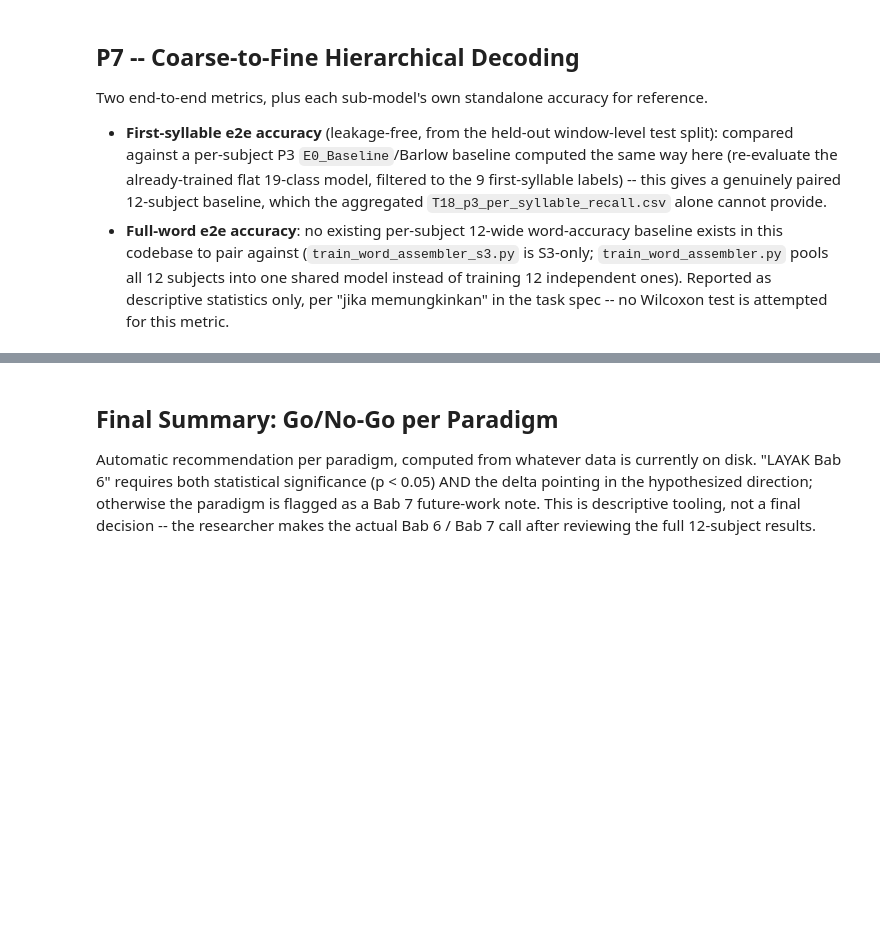
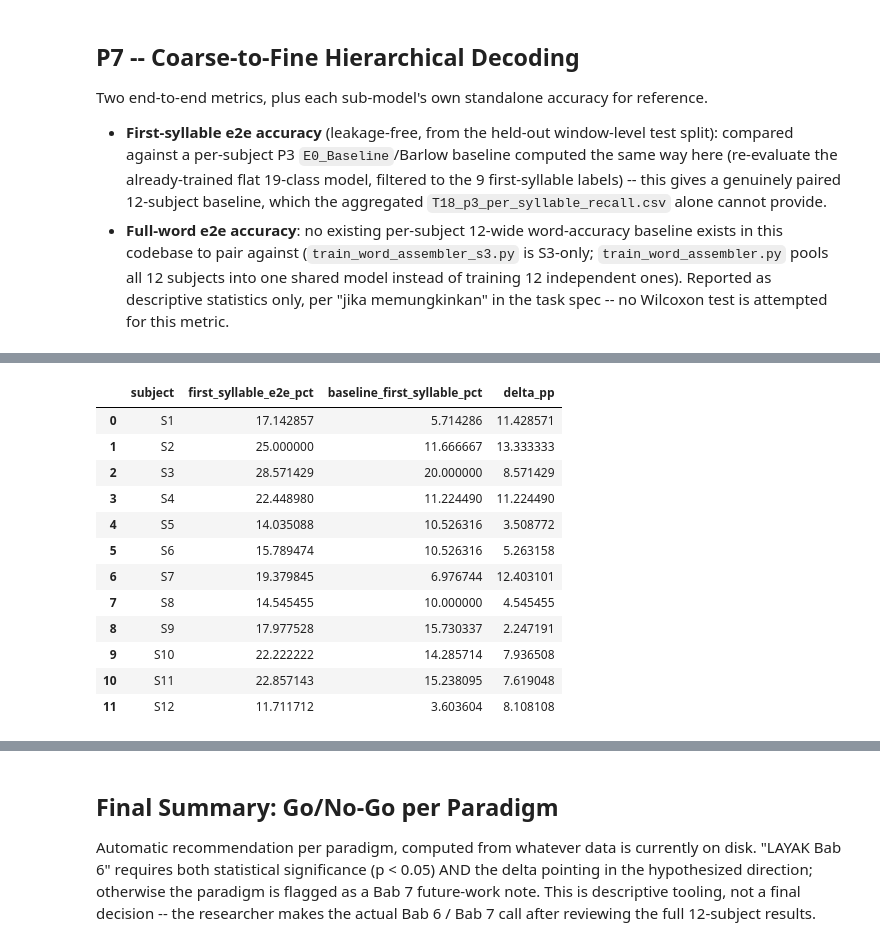
Before and after one commit to rynandasonduty/bci-neurandiar, a Jupyter notebook: notebooks/P4_P7_Analysis.ipynb, the cells around one changed output, grey strips where cells are left out. Drawn from its saved outputs; the diff is of its cells as text; code cells hidden in the pictures; blank space fills up the shorter version.

```diff
--- a/notebooks/P4_P7_Analysis.ipynb
+++ b/notebooks/P4_P7_Analysis.ipynb
@@ -258,34 +319,54 @@ p7_df
 # %%
 FIRST_SYLLABLE_LABELS = {0, 2, 4, 6, 8, 10, 12, 14, 16}  # MA,MI,BE,PI,MAN,BO,LE,SA,TI
 
 
 def load_p3_first_syllable_baseline_accuracy(subject_id):
     """Read-only re-evaluation of P3's flat E0/Barlow model, filtered to the 9
     first-syllable labels -- directly comparable to P7's first_syllable_e2e metric
     (both are plain accuracy on first-syllable-labelled test windows)."""
     d = weights_dir('P3_SVM', 'E0_Baseline')
     model_path = os.path.join(d, f'SVM_barlow_E0_Baseline_{subject_id}.pkl')
     xtest_path = os.path.join(d, f'Xtest_SVM_barlow_E0_Baseline_{subject_id}.npy')
     ytest_path = os.path.join(d, f'ytest_SVM_barlow_E0_Baseline_{subject_id}.npy')
     if not all(os.path.exists(p) for p in (model_path, xtest_path, ytest_path)):
         return None
     model = ClassicalClassifier(model_type='svm', C=10)
     model.load_model(model_path)
     Xtest, ytest = np.load(xtest_path), np.load(ytest_path)
     mask = np.isin(ytest, list(FIRST_SYLLABLE_LABELS))
     if mask.sum() == 0:
         return None
     y_pred = model.pipeline.predict(Xtest[mask])
     return float((y_pred == ytest[mask]).mean())
 
 
-p7_df['baseline_first_syllable_pct'] = [
-    (load_p3_first_syllable_baseline_accuracy(s) or np.nan) * 100 if load_p3_first_syllable_baseline_accuracy(s) is not None else np.nan
-    for s in p7_df['subject']
-]
-p7_paired_df = p7_df.dropna(subset=['baseline_first_syllable_pct']).copy()
-p7_paired_df['delta_pp'] = p7_paired_df['first_syllable_e2e_pct'] - p7_paired_df['baseline_first_syllable_pct']
+# Guarded for the len(p7_df) == 0 case (no P7 results on disk yet): pd.DataFrame([])
+# has zero columns, so p7_df['subject'] would raise KeyError if accessed unconditionally.
+if len(p7_df) > 0:
+    baseline_vals = [load_p3_first_syllable_baseline_accuracy(s) for s in p7_df['subject']]
+    # 'v is not None' (not 'v or np.nan') -- a genuine 0.0 accuracy must not be treated as missing;
+    # P4's prior pilot already recorded an exact 0% result in this same codebase.
+    p7_df['baseline_first_syllable_pct'] = [v * 100 if v is not None else np.nan for v in baseline_vals]
+    p7_paired_df = p7_df.dropna(subset=['baseline_first_syllable_pct']).copy()
+    p7_paired_df['delta_pp'] = p7_paired_df['first_syllable_e2e_pct'] - p7_paired_df['baseline_first_syllable_pct']
+else:
+    p7_paired_df = pd.DataFrame(columns=['subject', 'first_syllable_e2e_pct', 'baseline_first_syllable_pct', 'delta_pp'])
+
 p7_paired_df[['subject', 'first_syllable_e2e_pct', 'baseline_first_syllable_pct', 'delta_pp']]
+# %% [output]
+|  | subject | first_syllable_e2e_pct | baseline_first_syllable_pct | delta_pp |
+| 0 | S1 | 17.142857 | 5.714286 | 11.428571 |
+| 1 | S2 | 25.000000 | 11.666667 | 13.333333 |
+| 2 | S3 | 28.571429 | 20.000000 | 8.571429 |
+| 3 | S4 | 22.448980 | 11.224490 | 11.224490 |
+| 4 | S5 | 14.035088 | 10.526316 | 3.508772 |
+| 5 | S6 | 15.789474 | 10.526316 | 5.263158 |
+| 6 | S7 | 19.379845 | 6.976744 | 12.403101 |
+| 7 | S8 | 14.545455 | 10.000000 | 4.545455 |
+| 8 | S9 | 17.977528 | 15.730337 | 2.247191 |
+| 9 | S10 | 22.222222 | 14.285714 | 7.936508 |
+| 10 | S11 | 22.857143 | 15.238095 | 7.619048 |
+| 11 | S12 | 11.711712 | 3.603604 | 8.108108 |
 # %%
 if len(p7_paired_df) >= MIN_PAIRS_FOR_WILCOXON:
     _, p7_pvalue = wilcoxon(p7_paired_df['first_syllable_e2e_pct'], p7_paired_df['baseline_first_syllable_pct'])
```
Also changed, not shown: parts of 14 cells of this notebook, 6 other files.
